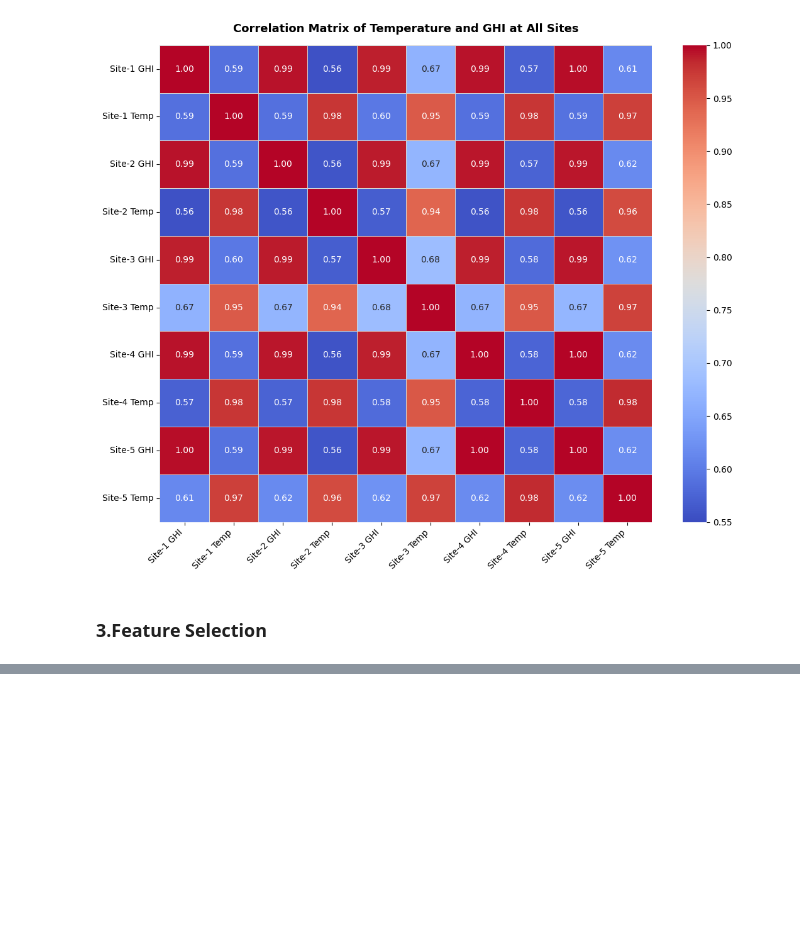
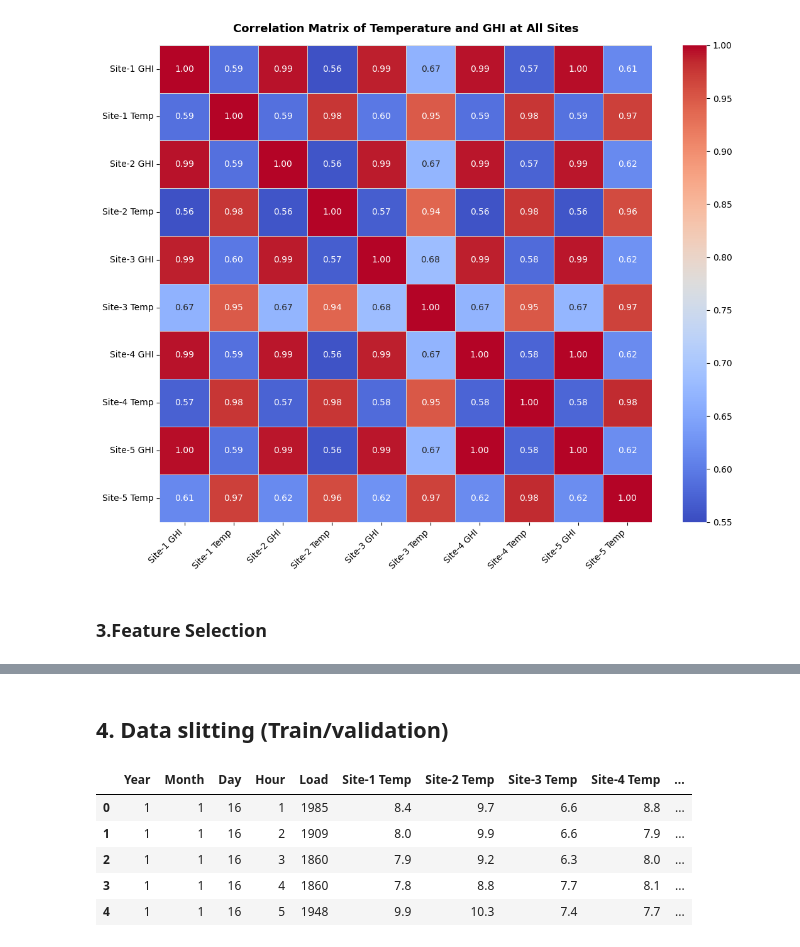
Before and after one commit to NganBui25/2025-PGE-Energy-Analytics, a Jupyter notebook: notebooks/feature_engineering.ipynb, the cells around one changed output, grey strips where cells are left out. Cells and saved outputs as stored; diff of their text form; code cells hidden in the pictures; blank space fills up the shorter version.

```diff
--- a/notebooks/feature_engineering.ipynb
+++ b/notebooks/feature_engineering.ipynb
@@ -363,0 +763,21 @@ plt.show()
+# %%
+# ============================================================
+# Cell 9: Final Feature List
+# ============================================================
+
+features = (
+    time_features
+    + holiday_features
+    + weather_features
+    + weather_lag_delta_features
+    + behavioral_features
+    + load_lag_features
+    + rolling_features
+)
+
+target = "Load"
+
+print("Number of features:", len(features))
+print("Final features:")
+for f in features:
+    print("-", f)
@@ -363,0 +802,12 @@ plt.show()
+# %% [markdown]
+## 4. Data slitting (Train/validation)
+# %%
+df_model = df.dropna(subset=features + [target]).reset_index(drop=True)
+df_model.head()
+# %% [output]
+|  | Year | Month | Day | Hour | Load | Site-1 Temp | Site-2 Temp | Site-3 Temp | Site-4 Temp | ... |
+| 0 | 1 | 1 | 16 | 1 | 1985 | 8.4 | 9.7 | 6.6 | 8.8 | ... |
+| 1 | 1 | 1 | 16 | 2 | 1909 | 8.0 | 9.9 | 6.6 | 7.9 | ... |
+| 2 | 1 | 1 | 16 | 3 | 1860 | 7.9 | 9.2 | 6.3 | 8.0 | ... |
+| 3 | 1 | 1 | 16 | 4 | 1860 | 7.8 | 8.8 | 7.7 | 8.1 | ... |
+| 4 | 1 | 1 | 16 | 5 | 1948 | 9.9 | 10.3 | 7.4 | 7.7 | ... |
```
Also changed, not shown: parts of 24 cells of this notebook, 2 other files.
